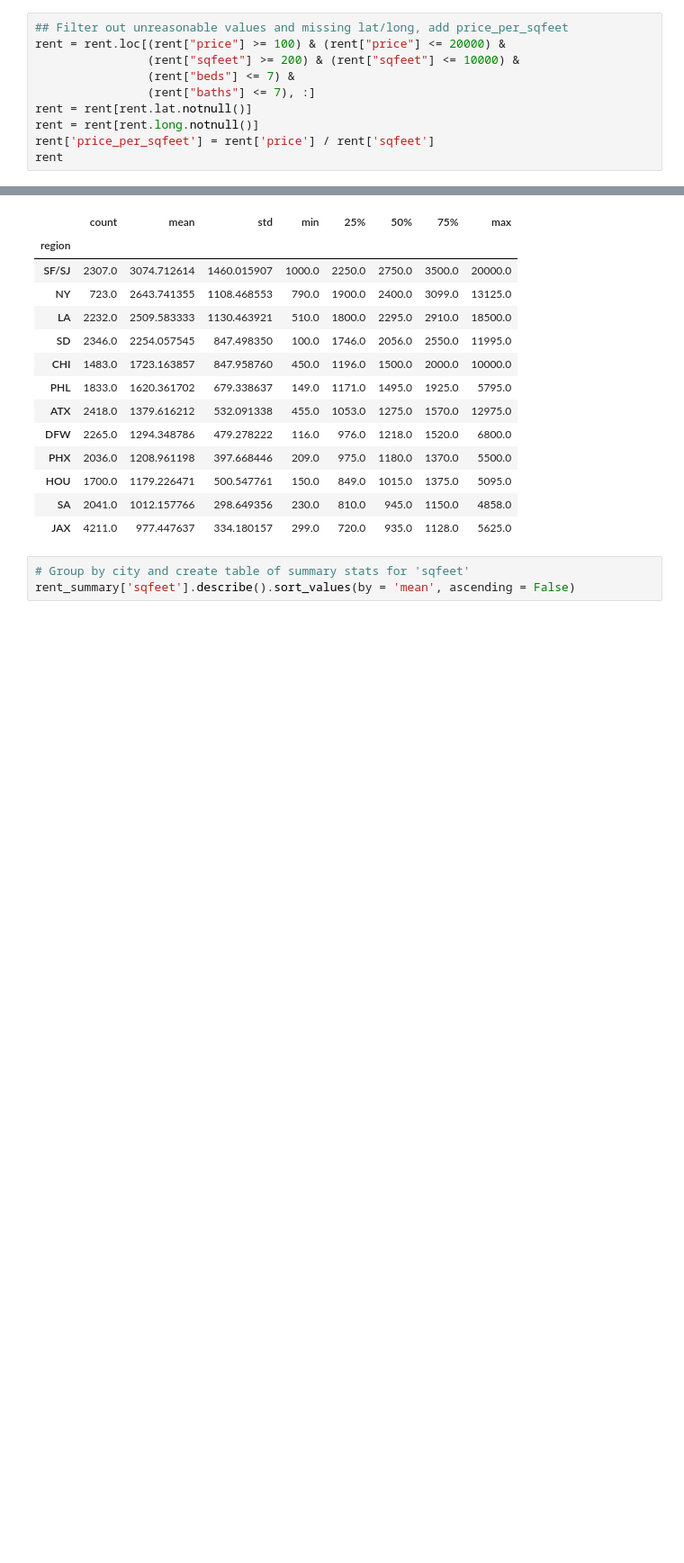
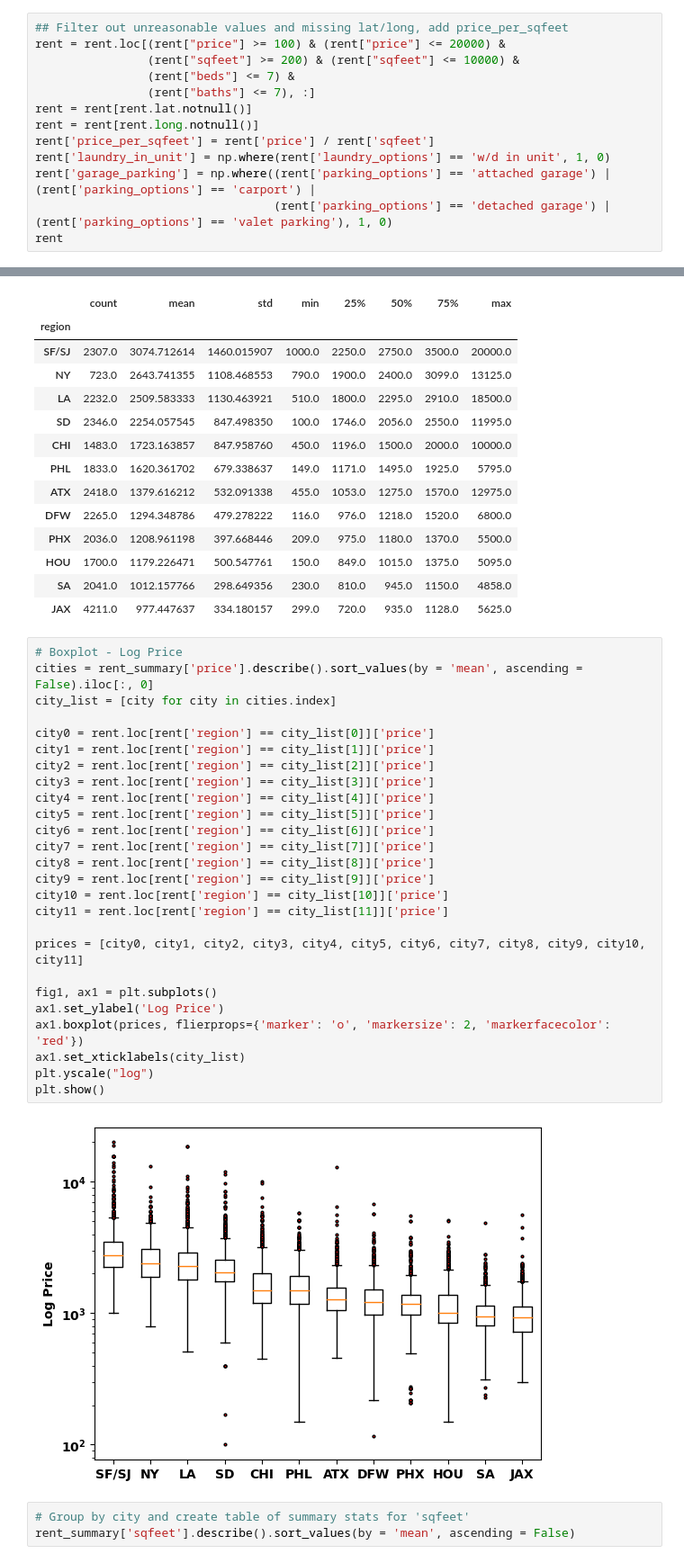
Before and after one commit to ski2488/Project.3, a Jupyter notebook: housing.ipynb, the cells around one changed output, grey strips where cells are left out. Shown: that part at 90% size. Saved outputs shown, nothing was run; the diff lists cells and outputs as text; blank space fills up the shorter version.

Commit message:
Continued EDA, added boxplots and scatterplots

```diff
--- a/housing.ipynb
+++ b/housing.ipynb
@@ -44,6 +47,9 @@ rent = rent.loc[(rent["price"] >= 100) & (rent["price"] <= 20000) &
 rent = rent[rent.lat.notnull()]
 rent = rent[rent.long.notnull()]
 rent['price_per_sqfeet'] = rent['price'] / rent['sqfeet']
+rent['laundry_in_unit'] = np.where(rent['laundry_options'] == 'w/d in unit', 1, 0)
+rent['garage_parking'] = np.where((rent['parking_options'] == 'attached garage') | (rent['parking_options'] == 'carport') |
+                                  (rent['parking_options'] == 'detached garage') | (rent['parking_options'] == 'valet parking'), 1, 0)
 rent
 # %% [output]
 |  | id | url | region | region_url | price | type | sqfeet | beds | baths | cats_allowed | ... |
@@ -78,6 +84,34 @@ rent_summary['price'].describe().sort_values(by = 'mean', ascending = False)
 | HOU | 1700.0 | 1179.226471 | 500.547761 | 150.0 | 849.0 | 1015.0 | 1375.0 | 5095.0 |
 | SA | 2041.0 | 1012.157766 | 298.649356 | 230.0 | 810.0 | 945.0 | 1150.0 | 4858.0 |
 | JAX | 4211.0 | 977.447637 | 334.180157 | 299.0 | 720.0 | 935.0 | 1128.0 | 5625.0 |
+# %%
+# Boxplot - Log Price
+cities = rent_summary['price'].describe().sort_values(by = 'mean', ascending = False).iloc[:, 0]
+city_list = [city for city in cities.index]
+
+city0 = rent.loc[rent['region'] == city_list[0]]['price']
+city1 = rent.loc[rent['region'] == city_list[1]]['price']
+city2 = rent.loc[rent['region'] == city_list[2]]['price']
+city3 = rent.loc[rent['region'] == city_list[3]]['price']
+city4 = rent.loc[rent['region'] == city_list[4]]['price']
+city5 = rent.loc[rent['region'] == city_list[5]]['price']
+city6 = rent.loc[rent['region'] == city_list[6]]['price']
+city7 = rent.loc[rent['region'] == city_list[7]]['price']
+city8 = rent.loc[rent['region'] == city_list[8]]['price']
+city9 = rent.loc[rent['region'] == city_list[9]]['price']
+city10 = rent.loc[rent['region'] == city_list[10]]['price']
+city11 = rent.loc[rent['region'] == city_list[11]]['price']
+
+prices = [city0, city1, city2, city3, city4, city5, city6, city7, city8, city9, city10, city11]
+
+fig1, ax1 = plt.subplots()
+ax1.set_ylabel('Log Price')
+ax1.boxplot(prices, flierprops={'marker': 'o', 'markersize': 2, 'markerfacecolor': 'red'})
+ax1.set_xticklabels(city_list)
+plt.yscale("log")
+plt.show()
+# %% [output]
+[figure, added]
 # %%
 # Group by city and create table of summary stats for 'sqfeet'
 rent_summary['sqfeet'].describe().sort_values(by = 'mean', ascending = False)
```
Also changed, not shown: parts of 10 cells of this notebook, 1 other file.
